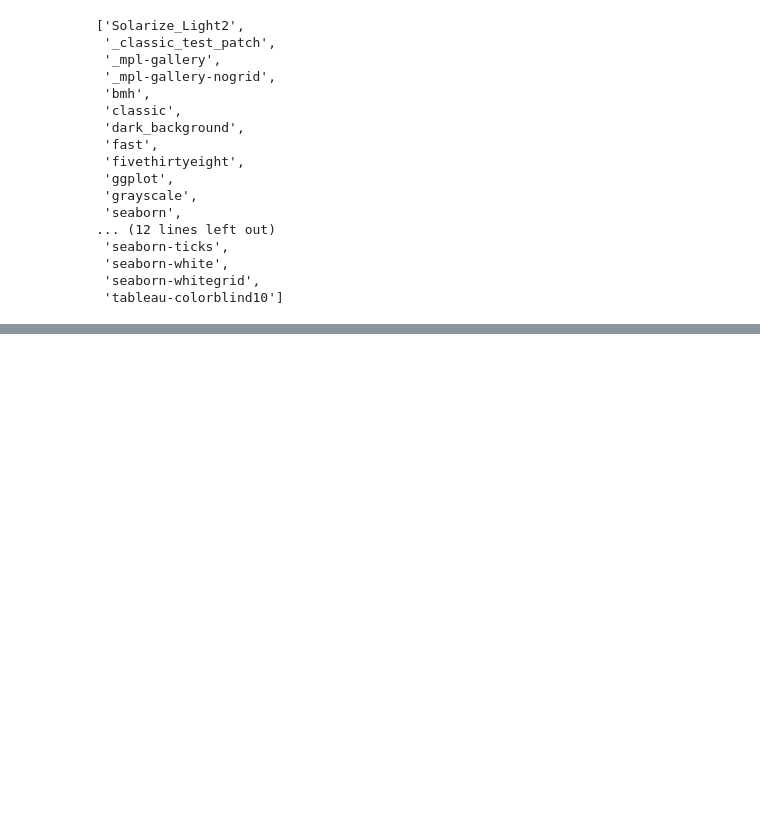
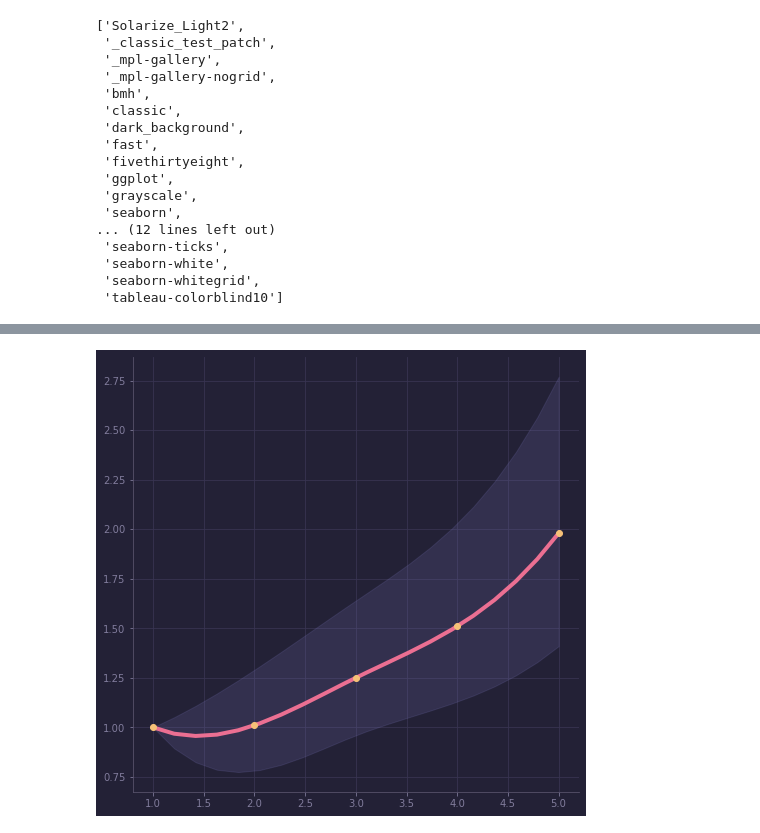
Before and after one commit to msimbao/counselsonlifestyle, a Jupyter notebook: plots/finalplayground.ipynb, the cells around one changed output, grey strips where cells are left out. Drawn from its saved outputs; the diff is of its cells as text; code cells hidden in the pictures; blank space fills up the shorter version.

```diff
--- a/plots/finalplayground.ipynb
+++ b/plots/finalplayground.ipynb
@@ -152,0 +206,62 @@ plt.show()
+# %%
+# Custom legend for right plot
+
+
+
+# Sample data
+x = np.array([1, 2, 3, 4, 5])
+y1 = np.array([1, 1.29, 1.64, 2.03, 2.77])
+y2 = np.array([1, 0.78, 0.96, 1.13, 1.41])
+y3 = np.array([1, 1.01, 1.25, 1.51, 1.98])
+colors = ["#1B9E77", "#D95F02", "#7570B3"]
+
+plt.style.use("rose-pine-moon.mplstyle")
+
+X_Y_Spline1 = make_interp_spline(x, y1)
+X_Y_Spline2 = make_interp_spline(x, y2)
+X_Y_Spline3 = make_interp_spline(x, y3)
+
+
+# Returns evenly spaced numbers
+# over a specified interval.
+X_ = np.linspace(x.min(), x.max(), 20)
+
+Y_1 = X_Y_Spline1(X_)
+Y_2 = X_Y_Spline2(X_)
+Y_3 = X_Y_Spline3(X_)
+
+# Create a figure and axis
+fig, ax = plt.subplots(figsize=(8, 8))
+
+# Plot
+# ax.plot(X_, Y_1, label='Squared values',  linewidth=4)
+# ax.plot(X_, Y_2, label='Linear values',  linewidth=4)
+
+ax.fill_between(X_, Y_1, Y_2, alpha=0.2, color="#7570B3")
+
+ax.plot(X_, Y_3, label='Cubed values', linewidth=4)
+ax.plot(x,y3, linewidth=0, marker="o")
+# ax.legend()
+
+# ax.fill_between(X_, Y_1, Y_2)
+
+ax.spines[["top", "right"]].set_visible(False)
+
+
+# Custom legend
+# ax_text(x=1, y=1, ax=ax, s="Bitcoin", fontsize=12, fontweight="bold", va="top", ha="left", rotation=65)
+# ax_text(x=1, y=1, ax=ax, s="Ethereum", fontsize=12, fontweight="bold", va="top", ha="left",  rotation=3)
+# ax_text(x=1, y=1, ax=ax, s="S&P 500", fontsize=12, fontweight="bold", va="top", ha="left",  rotation=18)
+
+# ax.set_title("Coronary Heart Disease Risk in Women by Protein Consumed")
+# ax.minorticks_off()
+
+# ax.set_xticklabels([])
+# ax.set_yticklabels([])
+
+# ax.set_axis_off()
+ax.grid(True)
+# Show the plot
+plt.show()
+# %% [output]
+[figure, added]
```
Also changed, not shown: parts of 5 cells of this notebook, 30 other files.
